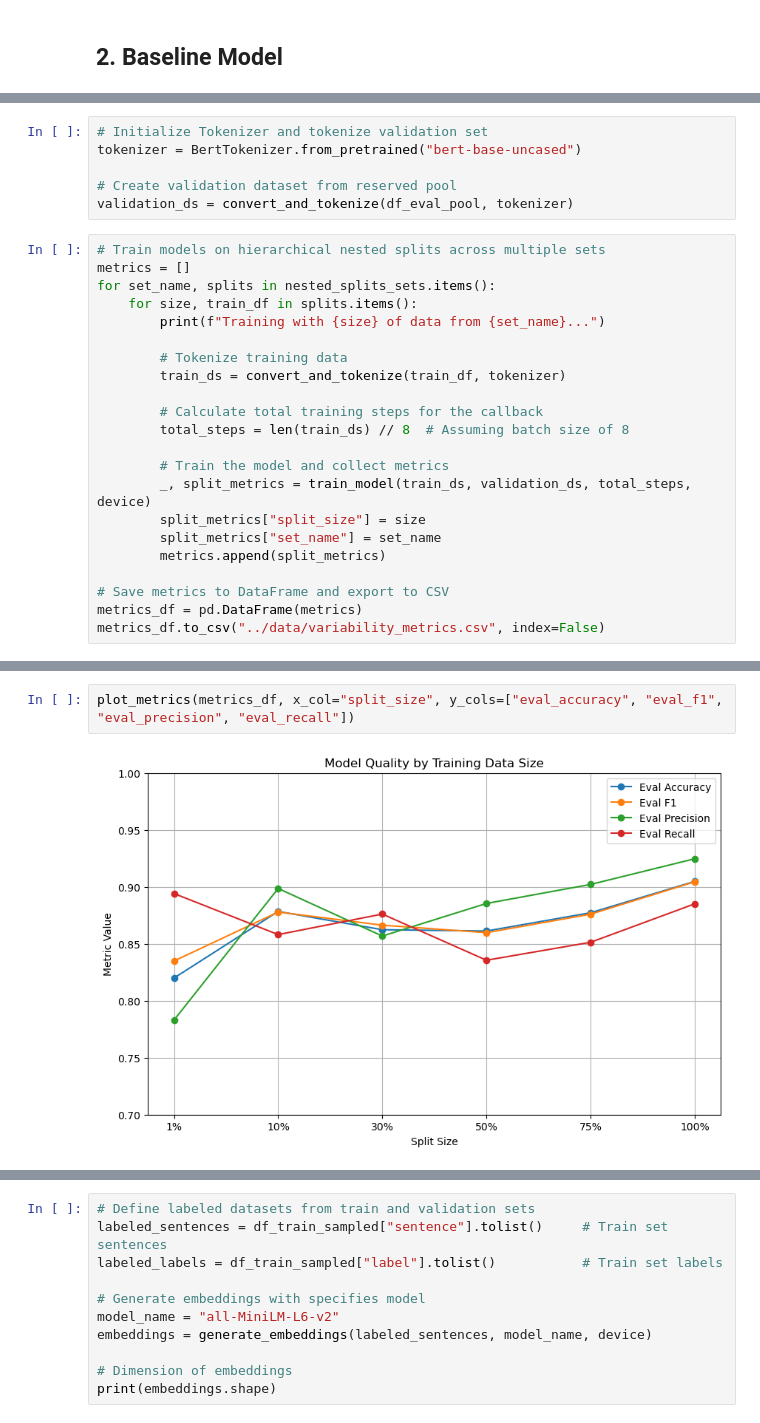
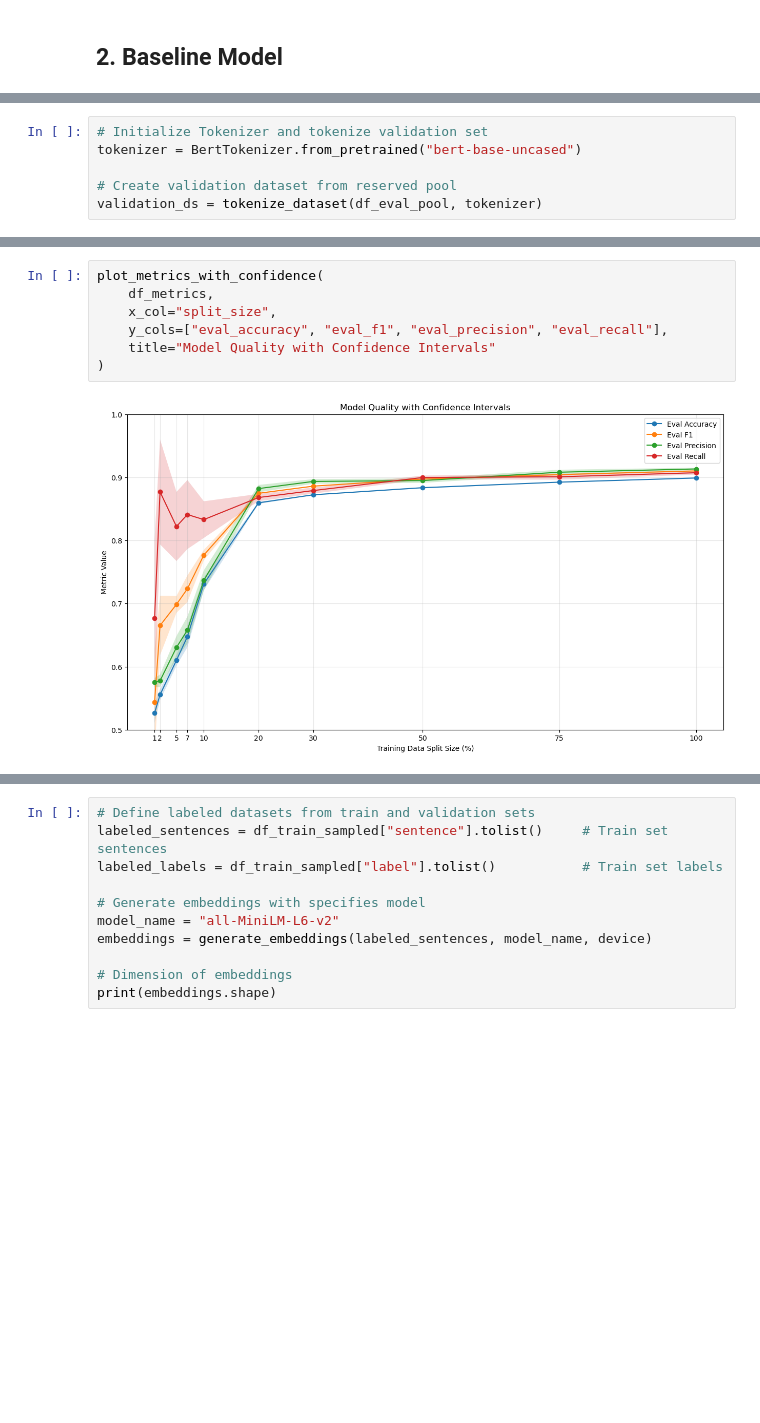
Before and after one commit to alexschillingfhnw/npr-mc2, a Jupyter notebook: notebooks/main.ipynb, the cells around one changed output, grey strips where cells are left out. Saved outputs shown, nothing was run; the diff lists cells and outputs as text; blank space fills up the shorter version.

```diff
--- a/notebooks/main.ipynb
+++ b/notebooks/main.ipynb
@@ -132,26 +130,4 @@ In this task, we utilize Fine-Tuning, where all layers of a pre-trained model (`
 tokenizer = BertTokenizer.from_pretrained("bert-base-uncased")
 
 # Create validation dataset from reserved pool
-validation_ds = convert_and_tokenize(df_eval_pool, tokenizer)
+validation_ds = tokenize_dataset(df_eval_pool, tokenizer)
-# %%
-# Train models on hierarchical nested splits across multiple sets
-metrics = []
-for set_name, splits in nested_splits_sets.items():
-    for size, train_df in splits.items():
-        print(f"Training with {size} of data from {set_name}...")
-
-        # Tokenize training data
-        train_ds = convert_and_tokenize(train_df, tokenizer)
-
-        # Calculate total training steps for the callback
-        total_steps = len(train_ds) // 8  # Assuming batch size of 8
-
-        # Train the model and collect metrics
-        _, split_metrics = train_model(train_ds, validation_ds, total_steps, device)
-        split_metrics["split_size"] = size
-        split_metrics["set_name"] = set_name
-        metrics.append(split_metrics)
-
-# Save metrics to DataFrame and export to CSV
-metrics_df = pd.DataFrame(metrics)
-metrics_df.to_csv("../data/variability_metrics.csv", index=False)
@@ -158,4 +183,9 @@ metrics_df.to_csv("../data/variability_metrics.csv", index=False)
 # %%
-plot_metrics(metrics_df, x_col="split_size", y_cols=["eval_accuracy", "eval_f1", "eval_precision", "eval_recall"])
+plot_metrics_with_confidence(
+    df_metrics,
+    x_col="split_size",
+    y_cols=["eval_accuracy", "eval_f1", "eval_precision", "eval_recall"],
+    title="Model Quality with Confidence Intervals"
+)
 # %% [output]
-[figure, old version]
+[figure, new version]
```
Also changed, not shown: parts of 31 cells of this notebook.
